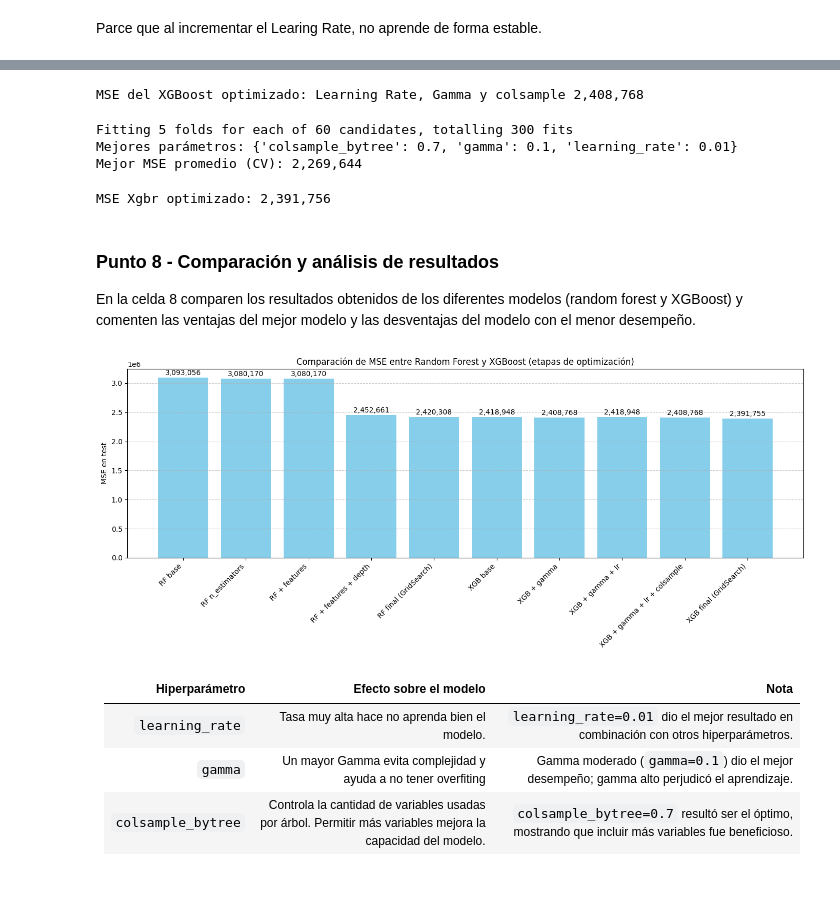
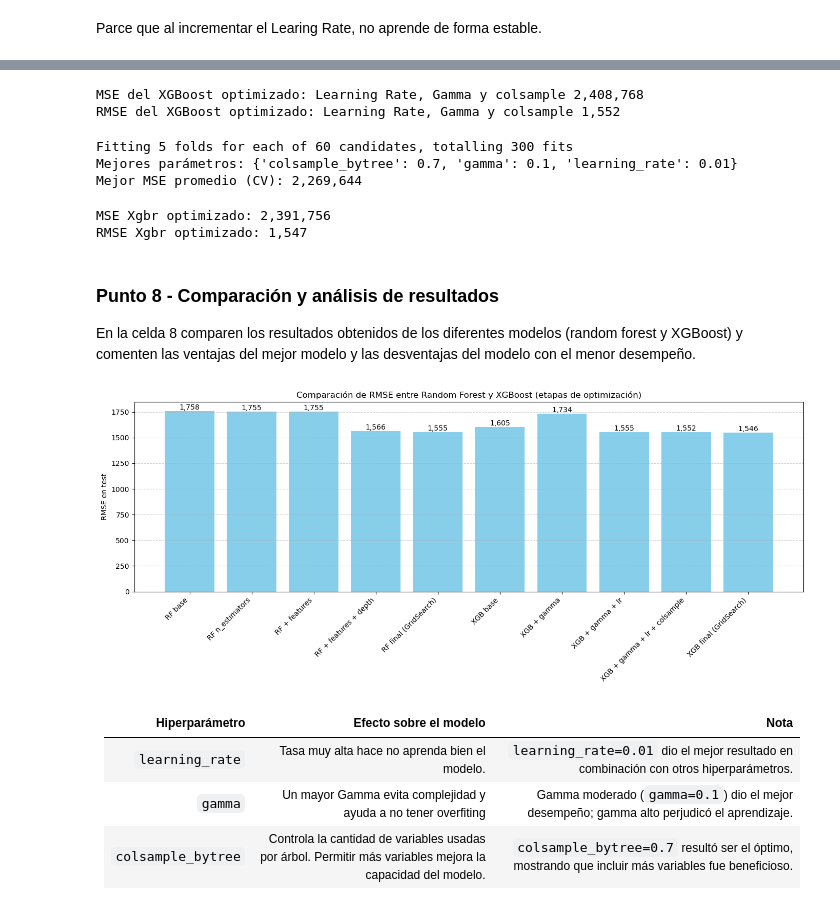
Before and after one commit to sijaramillogo/MIAD_ML_NLP_2025, a Jupyter notebook: Semana 2/S2TC1_RandomForests_Boosting.ipynb, the cells around one changed output, grey strips where cells are left out. Cells and saved outputs as stored; diff of their text form; code cells hidden in the pictures.

Commit message:
Update S2TC1_RandomForests_Boosting.ipynb
Actualización taller completo

```diff
--- a/Semana 2/S2TC1_RandomForests_Boosting.ipynb
+++ b/Semana 2/S2TC1_RandomForests_Boosting.ipynb
@@ -283,7 +508,9 @@ xgbr.fit(X_train,y_train)
 y_pred_xgbr_gamma=xgbr.predict(X_test)
 # Evaluación del modelo
 mse_xgbr_gamma=mean_squared_error(y_test,y_pred_xgbr_gamma)
+rmse_xgbr_gamma=np.sqrt(mse_xgbr_gamma)
 # MSE del modelo XGBoost
 print(f'MSE del XGBoost optimizado: Gamma {mse_xgbr_gamma:,.0f}')
+print(f'RMSE del XGBoost optimizado: Gamma {rmse_xgbr_gamma:,.0f}')
 # %% [output]
 MSE del XGBoost optimizado: Gamma 3,009,120
@@ -317,7 +545,9 @@ xgbr.fit(X_train,y_train)
 y_pred_xgbr_lr=xgbr.predict(X_test)
 # Evaluación del modelo
 mse_xgbr_lr=mean_squared_error(y_test,y_pred_xgbr_lr)
+rmse_xgbr_lr=np.sqrt(mse_xgbr_lr)
 # MSE del modelo XGBoost
 print(f'MSE del XGBoost optimizado: Gamma y Learning Rate {mse_xgbr_lr:,.0f}')
+print(f'RMSE del XGBoost optimizado: Gamma y Learning Rate {rmse_xgbr_lr:,.0f}')
 # %% [output]
 MSE del XGBoost optimizado: Gamma y Learning Rate 2,418,948
@@ -354,10 +585,13 @@ xgbr.fit(X_train,y_train)
 y_pred_xgbr_colsample=xgbr.predict(X_test)
 # Evaluación del modelo
 mse_xgbr_colsample=mean_squared_error(y_test,y_pred_xgbr_colsample)
+rmse_xgbr_colsample=np.sqrt(mse_xgbr_colsample)
 # MSE del modelo XGBoost
 print(f'MSE del XGBoost optimizado: Learning Rate, Gamma y colsample {mse_xgbr_colsample:,.0f}')
+print(f'RMSE del XGBoost optimizado: Learning Rate, Gamma y colsample {rmse_xgbr_colsample:,.0f}')
 # %% [output]
 MSE del XGBoost optimizado: Learning Rate, Gamma y colsample 2,408,768
+RMSE del XGBoost optimizado: Learning Rate, Gamma y colsample 1,552
 # %%
 # Grilla de hiperparámetros
 param_grid = {
@@ -405,58 +639,61 @@ xgbr_final.fit(X_train, y_train)
 y_pred_final = xgbr_final.predict(X_test)
 # Evaluación final
 mse_xgbr_final = mean_squared_error(y_test, y_pred_final)
+rmse_xgbr_final=np.sqrt(mse_xgbr_final)
 print(f"MSE Xgbr optimizado: {mse_xgbr_final:,.0f}")
+print(f"RMSE Xgbr optimizado: {rmse_xgbr_final:,.0f}")
 # %% [output]
 MSE Xgbr optimizado: 2,391,756
+RMSE Xgbr optimizado: 1,547
 # %% [markdown]
 ### Punto 8 - Comparación y análisis de resultados
 En la celda 8 comparen los resultados obtenidos de los diferentes modelos (random forest y XGBoost) y comenten las ventajas del mejor modelo y las desventajas del modelo con el menor desempeño.
 # %%
 # Nombres de cada versión del modelo
 labels = [
     'RF base',
     'RF n_estimators',
     'RF + features',
     'RF + features + depth',
     'RF final (GridSearch)',
     'XGB base',
     'XGB + gamma',
     'XGB + gamma + lr',
     'XGB + gamma + lr + colsample',
     'XGB final (GridSearch)'
 ]
 
-# Valores correspondientes de MSE
-mse_values = [
-    mse_rfr,
-    mse_rfr_n_estimators,
-    mse_rfr_features,
-    mse_rfr_best,
-    mse_rfr_final,
-    mse_xgbr,
-    mse_xgbr_gamma,
-    mse_xgbr_lr,
-    mse_xgbr_colsample,
-    mse_xgbr_final
+# Valores correspondientes de RMSE
+rmse_values = [
+    rmse_rfr,
+    rmse_rfr_n_estimators,
+    rmse_rfr_features,
+    rmse_rfr_best,
+    rmse_rfr_final,
+    rmse_xgbr,
+    rmse_xgbr_gamma,
+    rmse_xgbr_lr,
+    rmse_xgbr_colsample,
+    rmse_xgbr_final
 ]
 
 # Gráfico de barras
 plt.figure(figsize=(14, 6))
-bars = plt.bar(labels, mse_values, color='skyblue')
+bars = plt.bar(labels, rmse_values, color='skyblue')
 plt.xticks(rotation=45, ha='right')
-plt.ylabel('MSE en test')
-plt.title('Comparación de MSE entre Random Forest y XGBoost (etapas de optimización)')
+plt.ylabel('RMSE en test')
+plt.title('Comparación de RMSE entre Random Forest y XGBoost (etapas de optimización)')
 plt.grid(axis='y', linestyle='--', alpha=0.6)
 
 # Etiquetar las barras con los valores de MSE
 for bar in bars:
     yval = bar.get_height()
-    plt.text(bar.get_x() + bar.get_width()/2, yval + 20000, f'{int(yval):,}', ha='center', va='bottom')
+    plt.text(bar.get_x() + bar.get_width()/2, yval , f'{int(yval):,}', ha='center', va='bottom')
 
 plt.tight_layout()
 plt.show()
 # %% [output]
-[figure, old version]
+[figure, new version]
 # %% [markdown]
 | Hiperparámetro        | Efecto sobre el modelo                                                                 | Nota |
 |-----------------------|------------------------------------------------------------------------------------------|------|
```
Also changed, not shown: parts of 35 cells of this notebook.
